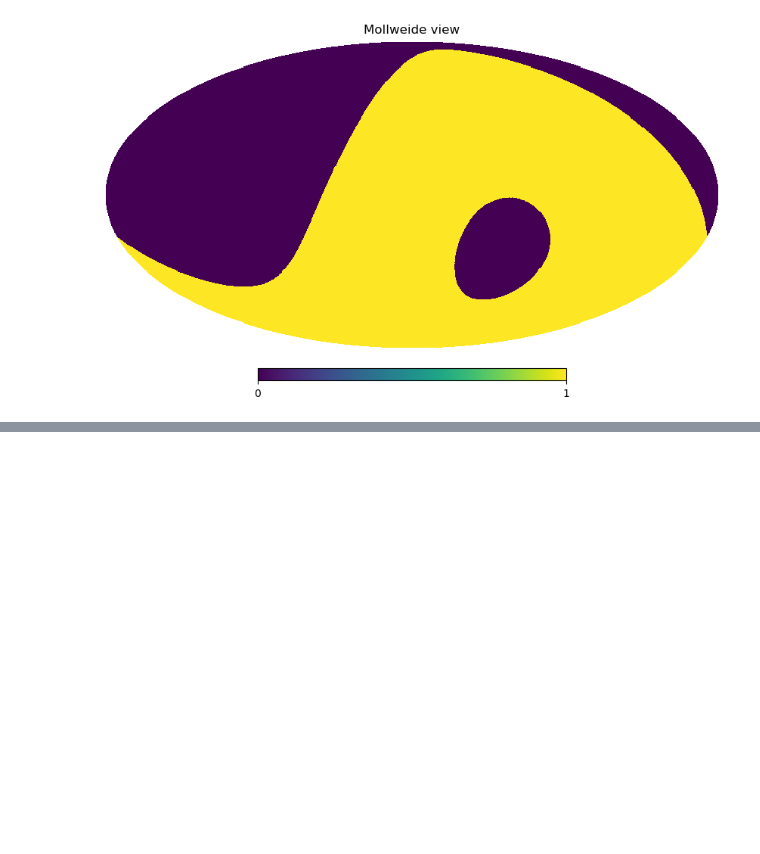
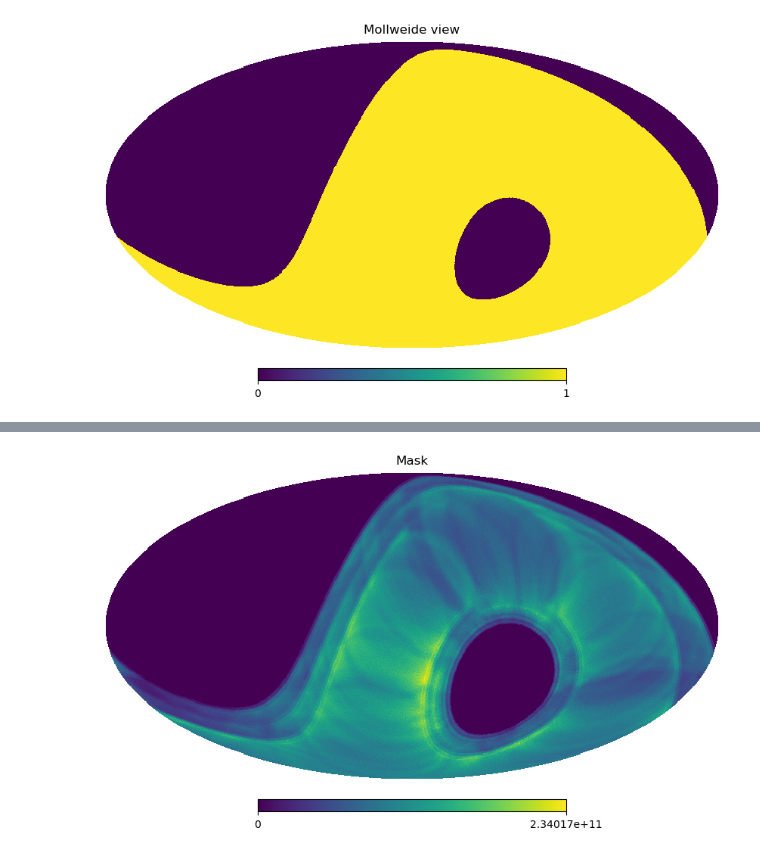
Before and after one commit to antolonappan/solat_cb, a Jupyter notebook: notebooks/signal.ipynb, the cells around one changed output, grey strips where cells are left out. Saved outputs shown, nothing was run; the diff lists cells and outputs as text; code cells hidden in the pictures; blank space fills up the shorter version.

```diff
--- a/notebooks/signal.ipynb
+++ b/notebooks/signal.ipynb
@@ -85,0 +91,6 @@ bp.plot_profiles()
+# %%
+m_obj = Mask(1024)
+# %%
+hp.mollview(m_obj.get_mask(True),title='Mask')
+# %% [output]
+[figure, added]
```
Also changed, not shown: parts of 4 cells of this notebook, 3 other files.
